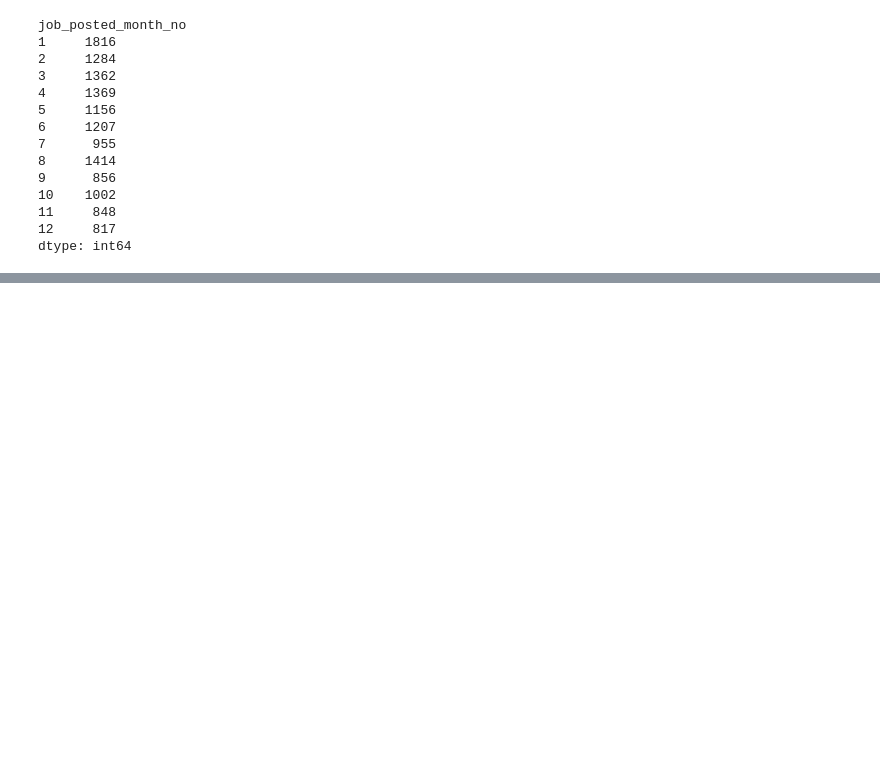
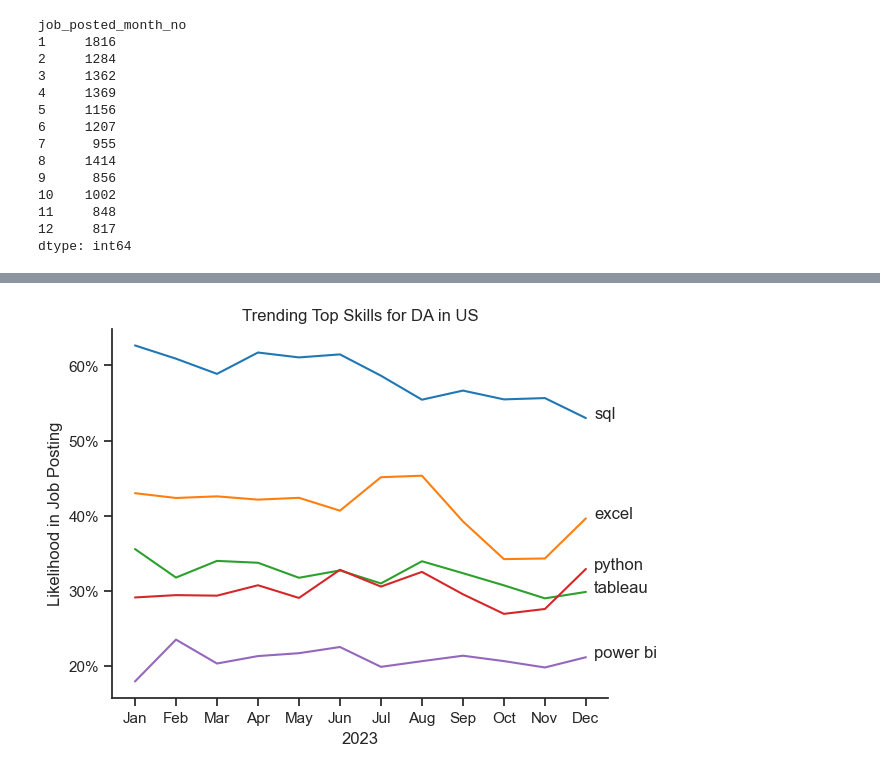
Before and after one commit to Mitchell-Ngetich/Python, a Jupyter notebook: Mitch/3_Project/3_Skills_Trend.ipynb, the cells around one changed output, grey strips where cells are left out. Saved outputs shown, nothing was run; the diff lists cells and outputs as text; code cells hidden in the pictures; blank space fills up the shorter version.

```diff
--- a/Mitch/3_Project/3_Skills_Trend.ipynb
+++ b/Mitch/3_Project/3_Skills_Trend.ipynb
@@ -131,0 +151,5 @@ df_DA_percent.drop(columns="job_posted_month_no")
+# %%
+df_plot = df_DA_percent.iloc[:, :5]
+df_plot
+# Use .loc when you know the labels (row/column names).
+# Use .iloc when you want to select by position (like lists).
@@ -131,0 +171,18 @@ df_DA_percent.drop(columns="job_posted_month_no")
+# %%
+from matplotlib.ticker import PercentFormatter
+
+sns.lineplot(data=df_plot, dashes=False, palette="tab10", legend=False)
+sns.set_theme(style="ticks")
+
+plt.title("Trending Top Skills for DA in US")
+plt.ylabel("Likelihood in Job Posting")
+plt.xlabel("2023")
+sns.despine() #used to remove border line except x&y axis
+for i in range(5):
+    plt.text(11.2, df_plot.iloc[-1, i], df_plot.columns[i])
+
+ax = plt.gca()
+ax.yaxis.set_major_formatter(PercentFormatter(decimals=0))
+plt.show()
+# %% [output]
+[figure, added]
```
Also changed, not shown: parts of 3 cells of this notebook, 2 other files.
